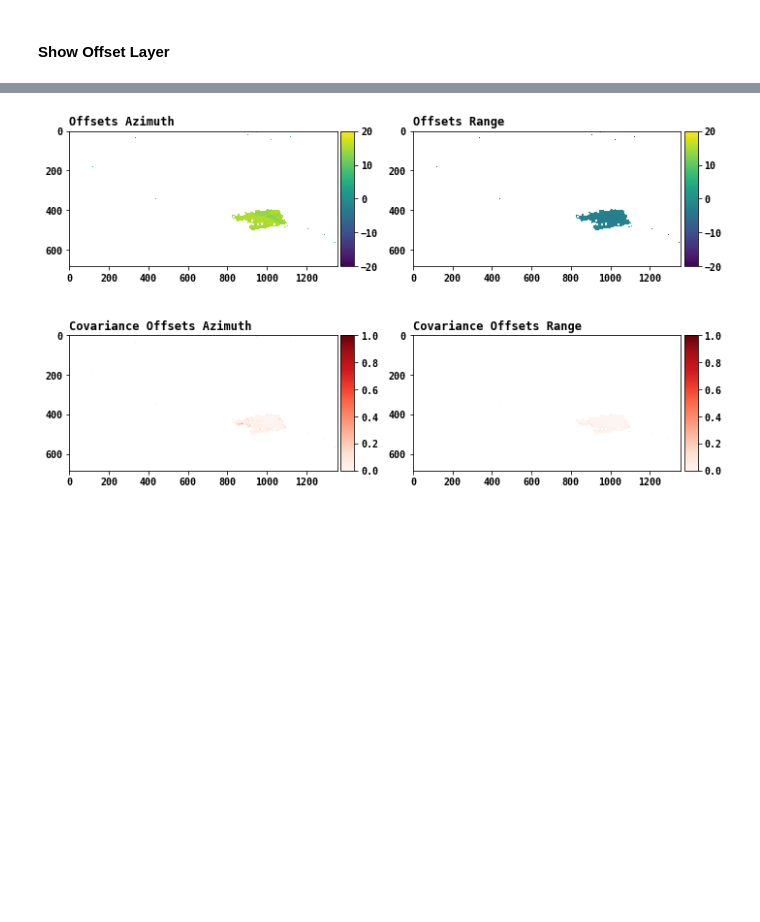
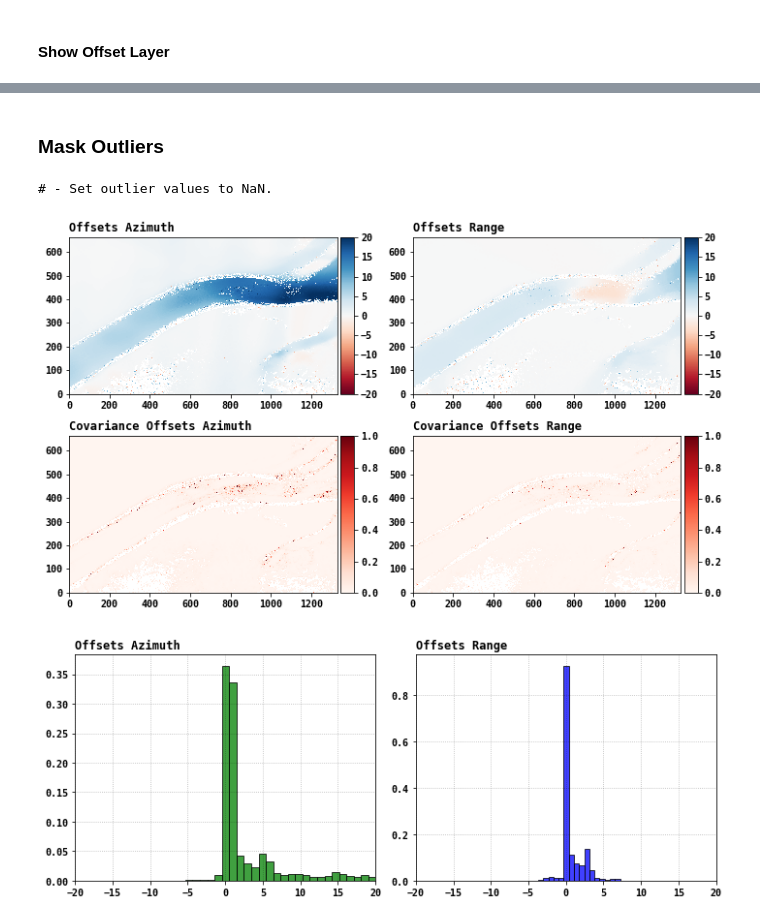
Before and after one commit to eciraci/offsets_blending, a Jupyter notebook: read_offsets.ipynb, the cells around one changed output, grey strips where cells are left out. Saved outputs shown, nothing was run; the diff lists cells and outputs as text; code cells hidden in the pictures; blank space fills up the shorter version.

```diff
--- a/read_offsets.ipynb
+++ b/read_offsets.ipynb
@@ -60,8 +65,17 @@ plt.close()
+# %% [markdown]
+### Mask Outliers
 # %%
 # - Apply Outlier Mask to the selected Layer
-o_layer.mask_outliers(outliers_mask['binary_mask'])
+hr_layer.mask_outliers(outliers_mask['binary_mask'])
 
 # - Show Offsets after Outlier Removal
-o_layer.show_offsets(cov_range=(0, 1))
+print('# - Set outlier values to NaN.')
+hr_layer.show_offsets(cov_range=(0, 1), offsets_range=(-20, 20))
 # %% [output]
+# - Set outlier values to NaN.
-[figure, old version]
+[figure, new version]
+# %%
+# - Show New Outlier Values Distribution
+hr_layer.plot_offsets_distribution()
+# %% [output]
+[figure, added]
```
Also changed, not shown: parts of 11 cells of this notebook, 7 other files.
